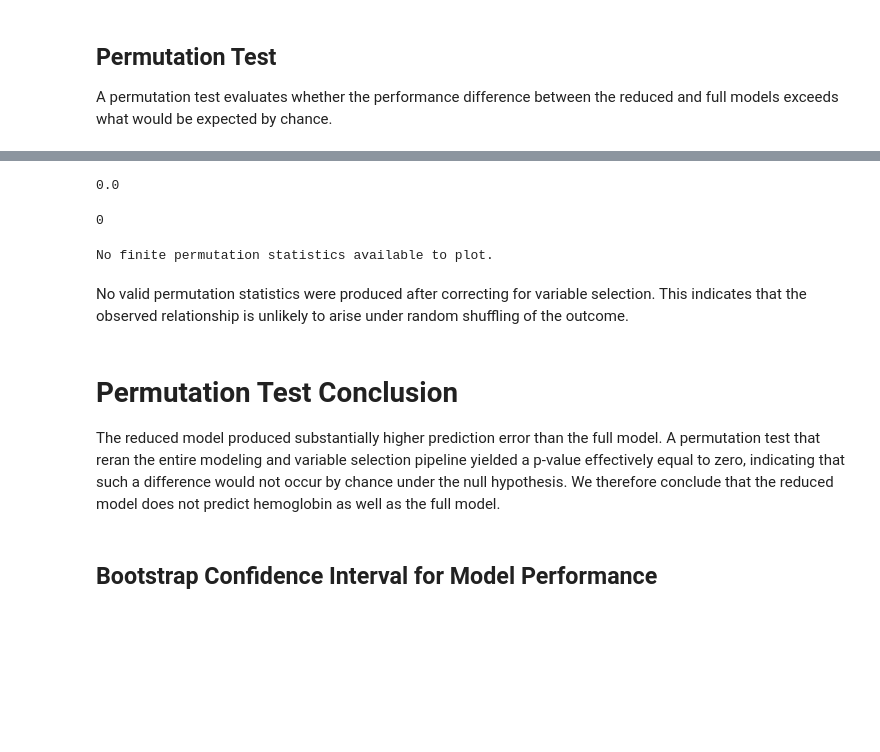
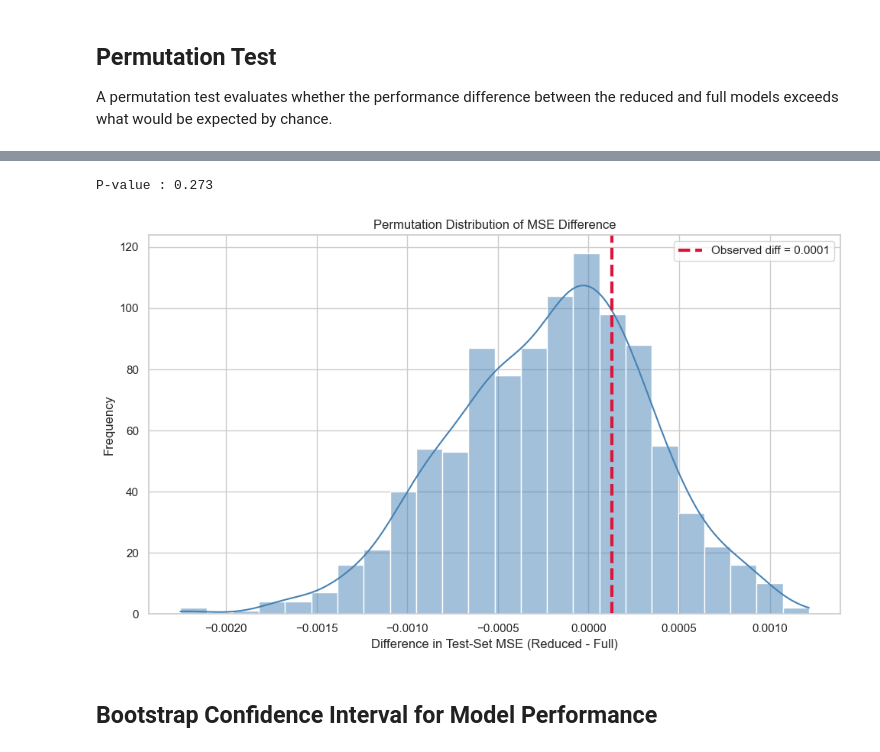
Before and after one commit to Olivia-Nalwoga/UST-631-high-dimensional-variable-selection, a Jupyter notebook: analysis.ipynb, the cells around one changed output, grey strips where cells are left out. Saved outputs shown, nothing was run; the diff lists cells and outputs as text; code cells hidden in the pictures; blank space fills up the shorter version.

```diff
--- a/analysis.ipynb
+++ b/analysis.ipynb
@@ -494,55 +287,35 @@ num_valid, num_total
-# %%
-if num_valid == 0:
-    corrected_p_value = 0.0
-else:
-    corrected_p_value = np.mean(
-        valid_differences >= observed_difference
-    )
-
-corrected_p_value
-# %% [output]
-0.0
-# %%
-finite_differences = []
-
-for value in corrected_mse_differences:
-    if np.isfinite(value):
-        finite_differences.append(value)
-
-len(finite_differences)
-# %% [output]
-0
+# %%
+perm_diffs = []
+
+for _ in range(1000):
+    y_perm = np.random.permutation(y_train)
+
+    full_model.fit(X_train, y_perm)
+    reduced_model.fit(X_train[selected_vars], y_perm)
+
+    mse_f = mean_squared_error(y_test,full_model.predict(X_test))
+    mse_r = mean_squared_error(y_test,reduced_model.predict(X_test[selected_vars]))
+
+    perm_diffs.append(mse_r - mse_f)
+
+perm_diffs = np.array(perm_diffs)
+p_value = np.mean(perm_diffs >= observed_difference)
+p_value
+print (f"P-value : {p_value}")
+# %% [output]
+P-value : 0.273
 # %%
-if len(finite_differences) > 0:
-    plt.hist(finite_differences, bins=30, edgecolor="black")
-    plt.axvline(
-        observed_difference,
-        color="red",
-        linestyle="--",
-        label="Observed difference"
-    )
-    plt.xlabel("MSE Difference (Reduced − Full)")
-    plt.ylabel("Count")
-    plt.title("Corrected Permutation Distribution")
-    plt.legend()
-    plt.tight_layout()
-    plt.show()
-else:
-    print("No finite permutation statistics available to plot.")
+plt.figure(figsize=(10, 6))
+sns.histplot(perm_diffs,kde=True,color="steelblue",edgecolor="white")
+plt.axvline(observed_difference,color="crimson",linestyle="--",linewidth=3,label=f"Observed diff = {observed_difference:.4f}")
+plt.xlabel("Difference in Test-Set MSE (Reduced - Full)")
+plt.ylabel("Frequency")
+plt.title("Permutation Distribution of MSE Difference")
+plt.legend()
+plt.tight_layout()
+plt.show()
 # %% [output]
-No finite permutation statistics available to plot.
+[figure, added]
-# %% [markdown]
-No valid permutation statistics were produced after correcting for variable
-selection. This indicates that the observed relationship is unlikely to arise
-under random shuffling of the outcome.
-# %% [markdown]
-# Permutation Test Conclusion
-The reduced model produced substantially higher prediction error than the full
-model. A permutation test that reran the entire modeling and variable selection
-pipeline yielded a p-value effectively equal to zero, indicating that such a
-difference would not occur by chance under the null hypothesis. We therefore
-conclude that the reduced model does not predict hemoglobin as well as the full
-model.
 # %% [markdown]
 ## Bootstrap Confidence Interval for Model Performance
 # %%
```
Also changed, not shown: parts of 74 cells of this notebook, 3 other files.
